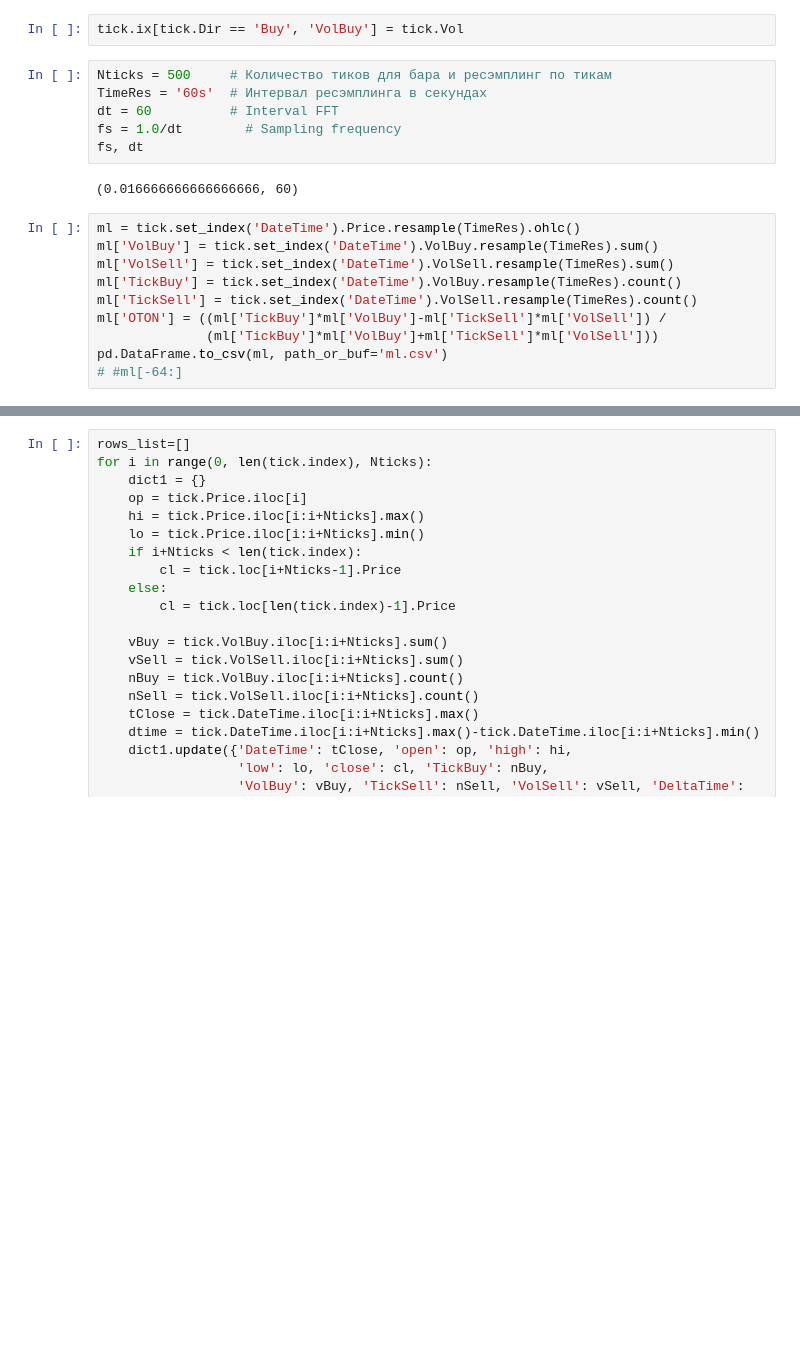
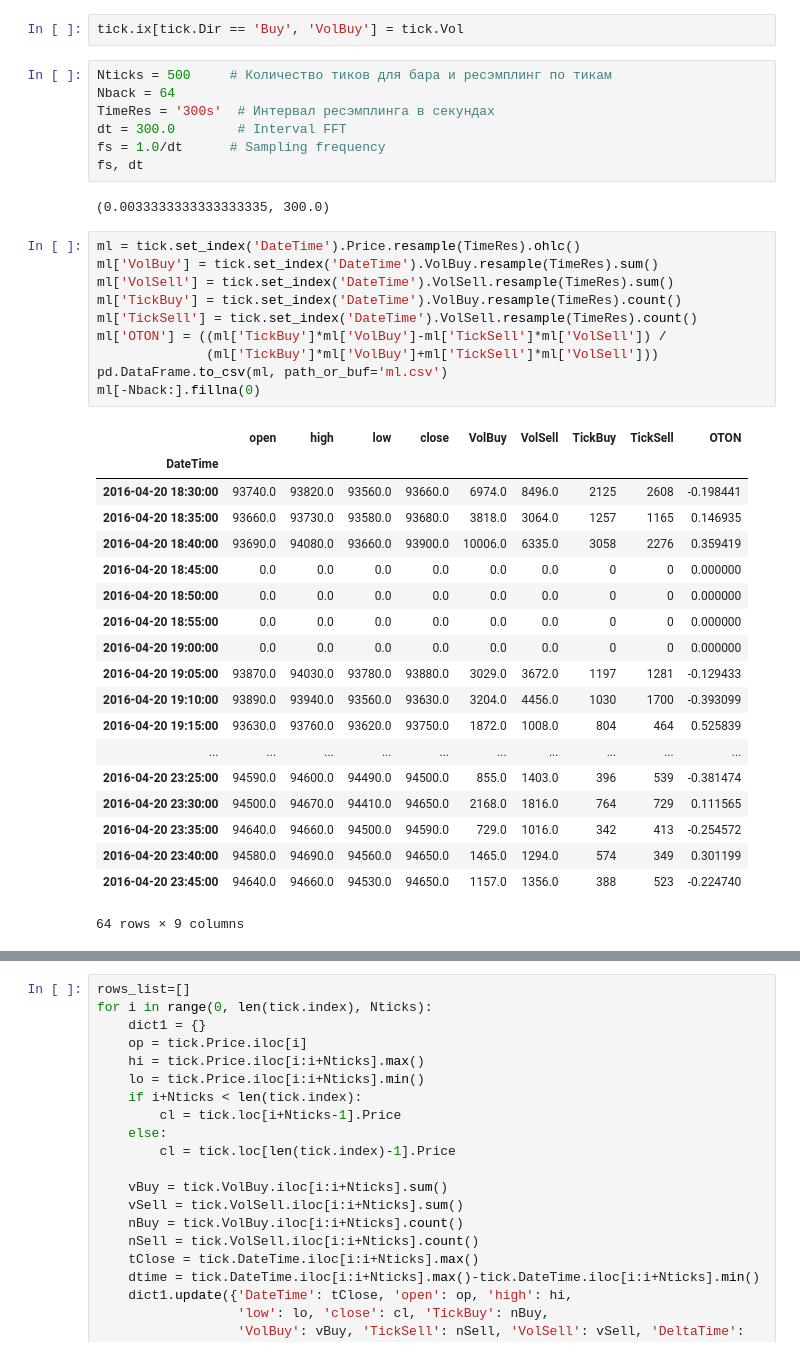
Before and after one commit to arelyt/TestPandas, a Jupyter notebook: Test_Tick_Bokeh_Fourier2.ipynb, the cells around one changed output, grey strips where cells are left out. Drawn from its saved outputs; the diff is of its cells as text; blank space fills up the shorter version.

```diff
--- a/Test_Tick_Bokeh_Fourier2.ipynb
+++ b/Test_Tick_Bokeh_Fourier2.ipynb
@@ -22,20 +22,41 @@ tick.ix[tick.Dir == 'Sell', 'VolSell'] = tick.Vol
 tick.ix[tick.Dir == 'Buy', 'VolBuy'] = tick.Vol
 # %%
 Nticks = 500     # Количество тиков для бара и ресэмплинг по тикам
-TimeRes = '60s'  # Интервал ресэмплинга в секундах
-dt = 60          # Interval FFT
-fs = 1.0/dt        # Sampling frequency
+Nback = 64
+TimeRes = '300s'  # Интервал ресэмплинга в секундах
+dt = 300.0        # Interval FFT
+fs = 1.0/dt      # Sampling frequency
 fs, dt
 # %% [output]
-(0.016666666666666666, 60)
+(0.0033333333333333335, 300.0)
 # %%
 ml = tick.set_index('DateTime').Price.resample(TimeRes).ohlc()
 ml['VolBuy'] = tick.set_index('DateTime').VolBuy.resample(TimeRes).sum()
 ml['VolSell'] = tick.set_index('DateTime').VolSell.resample(TimeRes).sum()
 ml['TickBuy'] = tick.set_index('DateTime').VolBuy.resample(TimeRes).count()
 ml['TickSell'] = tick.set_index('DateTime').VolSell.resample(TimeRes).count()
 ml['OTON'] = ((ml['TickBuy']*ml['VolBuy']-ml['TickSell']*ml['VolSell']) /
               (ml['TickBuy']*ml['VolBuy']+ml['TickSell']*ml['VolSell']))
 pd.DataFrame.to_csv(ml, path_or_buf='ml.csv')
-# #ml[-64:]
+ml[-Nback:].fillna(0)
+# %% [output]
+|  | open | high | low | close | VolBuy | VolSell | TickBuy | TickSell | OTON |
+| DateTime |  |  |  |  |  |  |  |  |  |
+| 2016-04-20 18:30:00 | 93740.0 | 93820.0 | 93560.0 | 93660.0 | 6974.0 | 8496.0 | 2125 | 2608 | -0.198441 |
+| 2016-04-20 18:35:00 | 93660.0 | 93730.0 | 93580.0 | 93680.0 | 3818.0 | 3064.0 | 1257 | 1165 | 0.146935 |
+| 2016-04-20 18:40:00 | 93690.0 | 94080.0 | 93660.0 | 93900.0 | 10006.0 | 6335.0 | 3058 | 2276 | 0.359419 |
+| 2016-04-20 18:45:00 | 0.0 | 0.0 | 0.0 | 0.0 | 0.0 | 0.0 | 0 | 0 | 0.000000 |
+| 2016-04-20 18:50:00 | 0.0 | 0.0 | 0.0 | 0.0 | 0.0 | 0.0 | 0 | 0 | 0.000000 |
+| 2016-04-20 18:55:00 | 0.0 | 0.0 | 0.0 | 0.0 | 0.0 | 0.0 | 0 | 0 | 0.000000 |
+| 2016-04-20 19:00:00 | 0.0 | 0.0 | 0.0 | 0.0 | 0.0 | 0.0 | 0 | 0 | 0.000000 |
+| 2016-04-20 19:05:00 | 93870.0 | 94030.0 | 93780.0 | 93880.0 | 3029.0 | 3672.0 | 1197 | 1281 | -0.129433 |
+| 2016-04-20 19:10:00 | 93890.0 | 93940.0 | 93560.0 | 93630.0 | 3204.0 | 4456.0 | 1030 | 1700 | -0.393099 |
+| 2016-04-20 19:15:00 | 93630.0 | 93760.0 | 93620.0 | 93750.0 | 1872.0 | 1008.0 | 804 | 464 | 0.525839 |
+| ... | ... | ... | ... | ... | ... | ... | ... | ... | ... |
+| 2016-04-20 23:25:00 | 94590.0 | 94600.0 | 94490.0 | 94500.0 | 855.0 | 1403.0 | 396 | 539 | -0.381474 |
+| 2016-04-20 23:30:00 | 94500.0 | 94670.0 | 94410.0 | 94650.0 | 2168.0 | 1816.0 | 764 | 729 | 0.111565 |
+| 2016-04-20 23:35:00 | 94640.0 | 94660.0 | 94500.0 | 94590.0 | 729.0 | 1016.0 | 342 | 413 | -0.254572 |
+| 2016-04-20 23:40:00 | 94580.0 | 94690.0 | 94560.0 | 94650.0 | 1465.0 | 1294.0 | 574 | 349 | 0.301199 |
+| 2016-04-20 23:45:00 | 94640.0 | 94660.0 | 94530.0 | 94650.0 | 1157.0 | 1356.0 | 388 | 523 | -0.224740 |
+64 rows × 9 columns
 # %%
```
Also changed, not shown: parts of 2 cells of this notebook.
